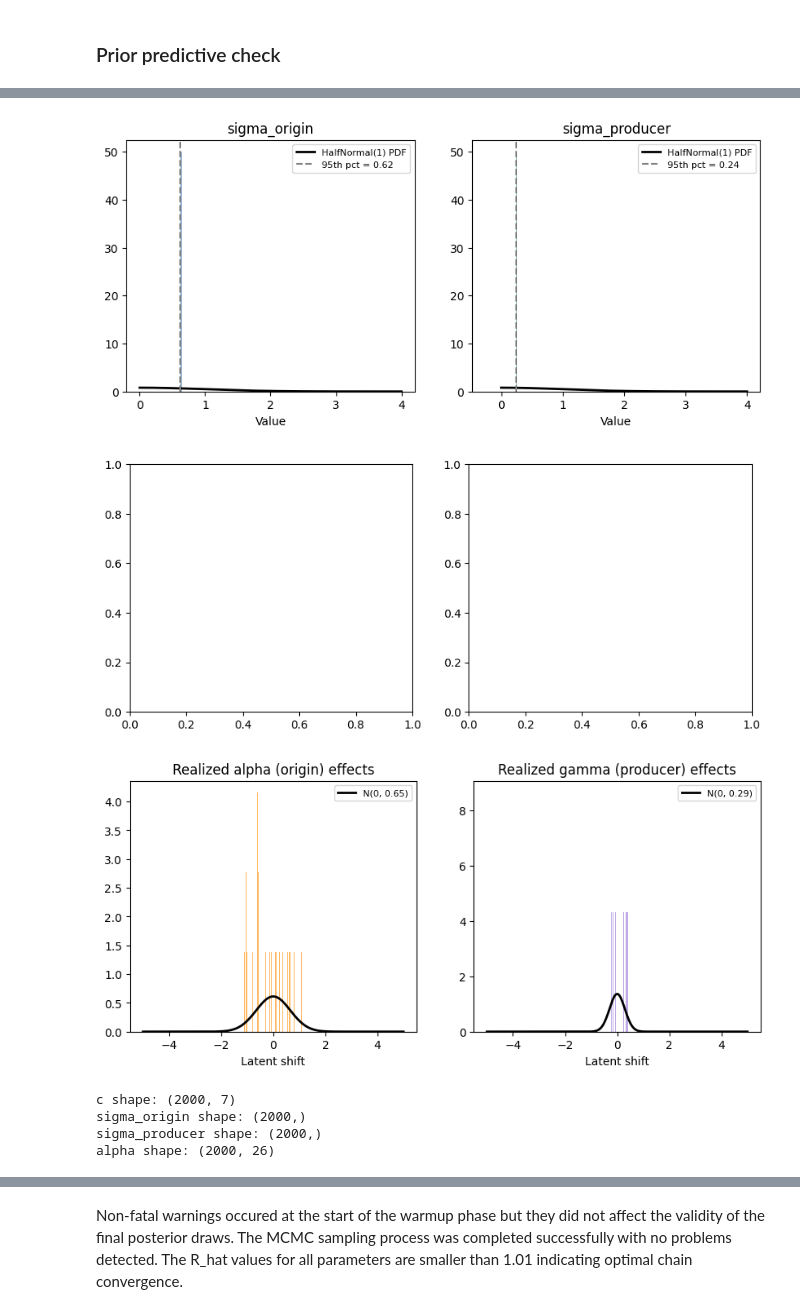
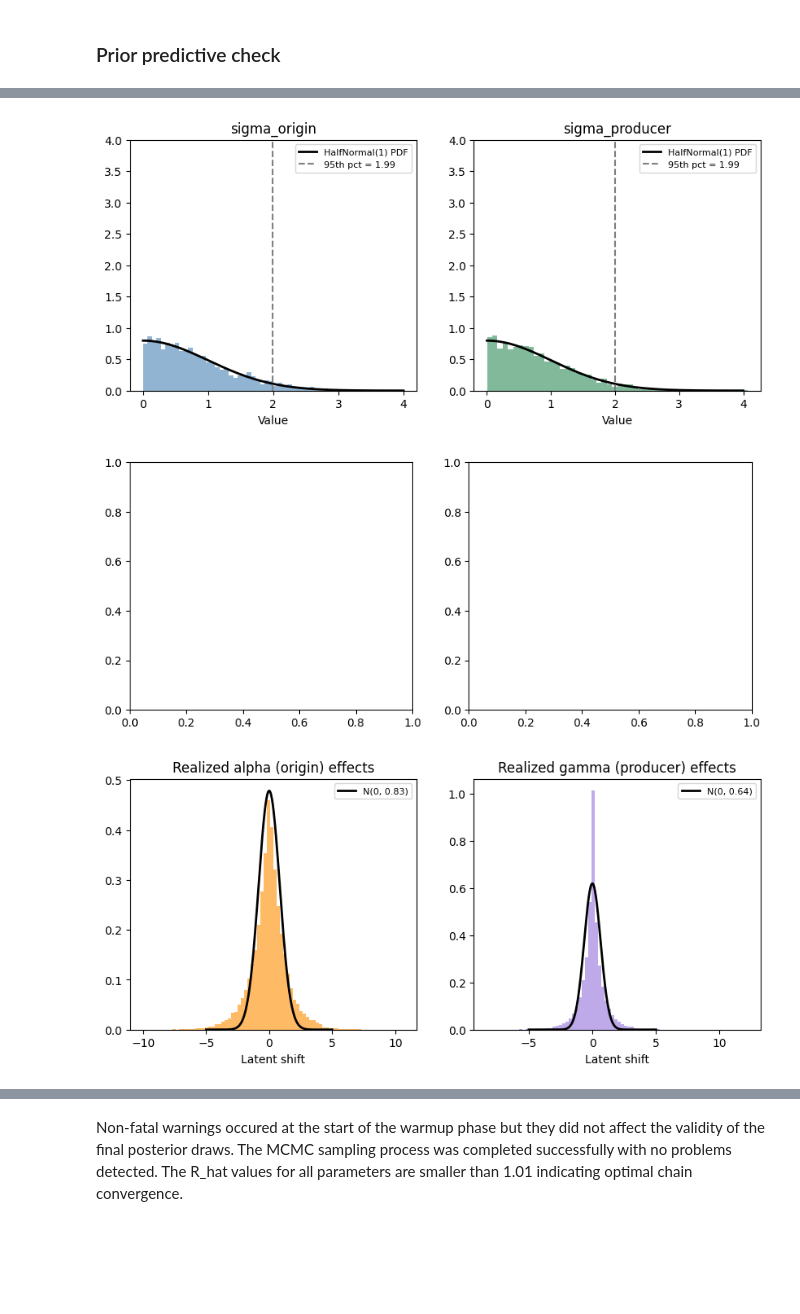
Before and after one commit to Julkaidscns/Chocolate-DA, a Jupyter notebook: analysis.ipynb, the cells around one changed output, grey strips where cells are left out. Saved outputs shown, nothing was run; the diff lists cells and outputs as text; code cells hidden in the pictures; blank space fills up the shorter version.

```diff
--- a/analysis.ipynb
+++ b/analysis.ipynb
@@ -11,7 +11,7 @@ import arviz as az
 import matplotlib
 import matplotlib.colors as mcolors
 
-RELATIVE = False
+RELATIVE = True
 # %% [markdown]
 ## Data preprocessing
 The raw data from Flavors of Cacao database contains information about producer and its origin country, country and details of bean origin, basic ingredients, most memorable characteristics, final rating and date of the review.
@@ -80,8 +73,7 @@ print(mis)
 # %% [markdown]
 ### Prior predictive check
 # %%
-# prior_model1 = CmdStanModel(stan_file="prior_model1.stan") if RELATIVE else CmdStanModel(stan_file="/workspace/project2/Chocolate-DA/prior_model1.stan")
-prior_model1 = CmdStanModel(stan_file="prior_model1_2.stan") if RELATIVE else CmdStanModel(stan_file="/workspace/project2/Chocolate-DA/prior_model1_2.stan")
+prior_model1 = CmdStanModel(stan_file="prior_model1.stan") if RELATIVE else CmdStanModel(stan_file="/workspace/project2/Chocolate-DA/prior_model1.stan")
 
 J = df['Bean Origin ID'].max()
 K = df['Company Location ID'].max()
@@ -91,10 +83,11 @@ prior_data1 = {
     "J": J,
     "K": K,
     "C": C,
-    "origin":  df['Bean Origin ID'].tolist(),       # Changed from "country"
-    "producer": df['Company Location ID'].tolist(), # Changed from "location"
-    "rating": df['rating_id'].tolist()
+    "origin":          df['Bean Origin ID'].tolist(),
+    "producer":        df['Company Location ID'].tolist(),
+    "origin_location": origin_location,    # ← new, must be computed before this cell
 }
+
 
 prior_fit1 = prior_model1.sample(
     data=prior_data1,
@@ -105,15 +98,17 @@ prior_fit1 = prior_model1.sample(
     show_progress=False,
 )
 
-rating_pred_prior1 = prior_fit1.stan_variable("rating_pred")
-a_prior_draws1 = prior_fit1.stan_variable("alpha")
-b_prior_draws1 = prior_fit1.stan_variable("gamma")
-# mu_global_prior1 = prior_fit1.stan_variable("mu_global")
-# sigma_prior_draws1  = prior_fit1.stan_variable("sigma")
-sigma_origin_prior1   = prior_fit1.stan_variable("sigma_origin")
-sigma_producer_prior1 = prior_fit1.stan_variable("sigma_producer")
-c_prior_draws = prior_fit1.stan_variable("c")
-sigma_origin_prior = prior_fit1.stan_variable("sigma_origin")
-sigma_producer_prior = prior_fit1.stan_variable("sigma_producer")
-alpha_prior = prior_fit1.stan_variable("alpha")
+
+
+# pull everything including the new parameters
+rating_pred_prior1   = prior_fit1.stan_variable("rating_pred")
+a_prior_draws1       = prior_fit1.stan_variable("alpha")
+b_prior_draws1       = prior_fit1.stan_variable("gamma")
+mu_global_prior1     = prior_fit1.stan_variable("mu_global")     # ← was missing
+sigma_origin_prior1  = prior_fit1.stan_variable("sigma_origin")
+sigma_prod_prior1    = prior_fit1.stan_variable("sigma_producer")
+sigma_lam_prior1     = prior_fit1.stan_variable("sigma_lambda")  # ← was missing
+alpha_prior1         = prior_fit1.stan_variable("alpha")
+gamma_prior1         = prior_fit1.stan_variable("gamma")         # ← was missing
+c_prior_draws        = prior_fit1.stan_variable("c")
 # %% [output]
@@ -216,7 +152,7 @@ ref = stats.halfnorm.pdf(x, scale=1.0)
 
 for ax, samples, name, color in zip(
     axes,
-    [sigma_origin_prior, sigma_producer_prior],
+    [sigma_origin_prior1, sigma_prod_prior1],
     ["sigma_origin", "sigma_producer"],
     ["steelblue", "seagreen"]
 ):
@@ -226,7 +162,7 @@ for ax, samples, name, color in zip(
                label=f"95th pct = {np.percentile(samples,95):.2f}")
     ax.set_title(f"{name}")
     ax.set_xlabel("Value"); ax.legend(fontsize=8)
-
+    ax.set_ylim([0, 4])
     fig, axes = plt.subplots(1, 2, figsize=(10, 4))
 for ax, draws, name, color in zip(
     axes, [a_prior_draws1, b_prior_draws1],
@@ -236,6 +172,7 @@ for ax, draws, name, color in zip(
     # overlay a N(0, median_sigma) reference
     med_sigma = np.median(draws.std(axis=1))
     x = np.linspace(-5, 5, 300)
+
     ax.plot(x, stats.norm.pdf(x, 0, med_sigma), 'k-', lw=2,
             label=f"N(0, {med_sigma:.2f})")
     ax.set_title(f"Realized {name} effects")
@@ -245,13 +182,3 @@ for ax, draws, name, color in zip(
-[figure, old version]
+[figure, new version]
 [figure]
-[figure, old version]
+[figure, new version]
-# %%
-print("c shape:", c_prior_draws.shape)
-print("sigma_origin shape:", sigma_origin_prior.shape)
-print("sigma_producer shape:", sigma_producer_prior.shape)
-print("alpha shape:", alpha_prior.shape)
-# %% [output]
-c shape: (2000, 7)
-sigma_origin shape: (2000,)
-sigma_producer shape: (2000,)
-alpha shape: (2000, 26)
```
Also changed, not shown: parts of 26 cells of this notebook, 4 other files.
